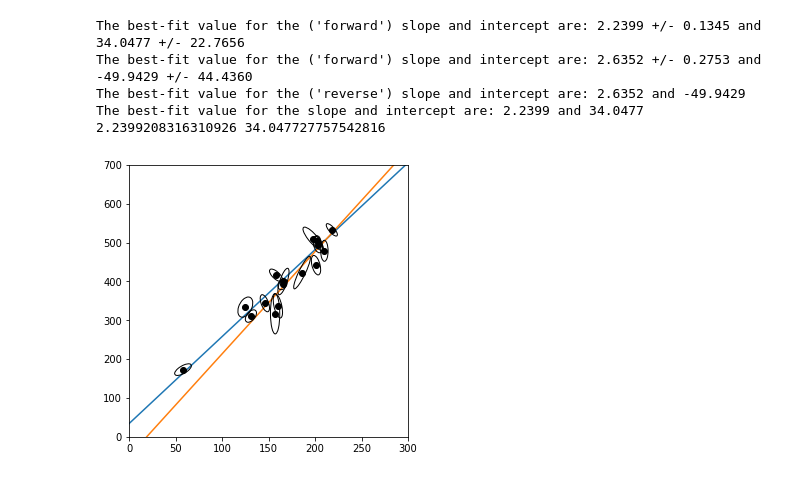
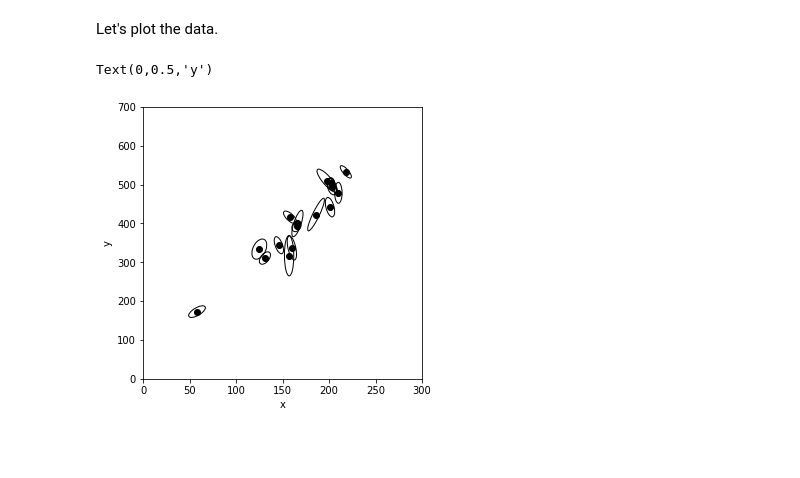
Before and after one commit to ageller/CRD2018emcee, a Jupyter notebook: emceeDemoCRD2018.ipynb, the cells around one changed output. Cells and saved outputs as stored; diff of their text form; code cells hidden in the pictures; blank space fills up the shorter version.

```diff
--- a/emceeDemoCRD2018.ipynb
+++ b/emceeDemoCRD2018.ipynb
@@ -7,86 +55,29 @@ from matplotlib.patches import Ellipse
+# %% [markdown]
+Let's plot the data.
 # %%
-obs_x = np.array([203, 58, 210, 202, 198, 158,
-                165, 201, 157, 131, 166, 160,
-                186, 125, 218, 146])
-obs_y = np.array([495, 173, 479, 504, 510, 416,
-                393, 442, 317, 311, 400, 337,
-                423, 334, 533, 344])
-sigma_x = np.array([5, 9, 4, 4, 11, 7,
-                    5, 5, 5, 6, 6, 5,
-                    9, 8, 6, 5])
-sigma_y = np.array([21, 15, 27, 14, 30, 16,
-                    14, 25, 52, 16, 34, 31,
-                    42, 26, 16, 22])
-rho_xy = np.array([-0.33, 0.67, -0.02, -0.05, -0.84, -0.69,
-                    0.30, -0.46, -0.03, 0.50, 0.73, -0.52,
-                    0.90, 0.40, -0.78, -0.56])
-
-
 def plotData(ax, x, y, xerr, yerr, rhoxy, zorder = 10):
 
     #ax.errorbar(x, y, xerr = sigma_x, yerr = sigma_y, fmt = "o", capsize=3)
     ax.scatter(x, y, color = 'black', zorder = 10)
     for (xx, yy, sx, sy, rxy) in zip(x,y,sigma_x, sigma_y, rho_xy):
         #from here: https://www.unige.ch/sciences/astro/files/5413/8971/4090/2_Segransan_StatClassUnige.pdf
         #also here: http://www.cs.utah.edu/~tch/CS4300/resources/refs/ErrorEllipses.pdf
         #find better reference
         cov = np.array([[ sx**2, rxy*sx*sy],
                         [rxy*sx*sy, sy**2.]])
         w, v  = np.linalg.eig(cov)
         theta = np.arctan(2. * rxy * sx * sy / (sx**2. - sy**2.))/2.
         ax.add_artist(Ellipse((xx, yy), 2.*w[0]**0.5, 2.*w[1]**0.5, \
                               angle = np.rad2deg(theta),\
                               facecolor="none", edgecolor="black", zorder = zorder))
 
 f, ax = plt.subplots(1, figsize = (5,5))
 
 plotData(ax, obs_x, obs_y, sigma_x, sigma_y, rho_xy)
 ax.set_xlim(0,300)
 ax.set_ylim(0,700)
-
-#"abominable" forward–reverse fitting procedure
-#DON'T DO THIS!
-#polyfit with uncertainties on y ("forward")
-p_xy, pcov = np.polyfit(obs_x, obs_y, 1, w = 1./sigma_y, cov = True)
-err_xy = np.sqrt(np.diag(pcov))
-p_xy_eval = np.poly1d(p_xy)
-print("The best-fit value for the ('forward') slope and intercept are: {:.4f} +/- {:.4f} and {:.4f} +/- {:.4f}"\
-      .format(p_xy[0], err_xy[0], p_xy[1], err_xy[1]))
-ax.plot([0,300],p_xy_eval([0,300]),color='C0')
-
-#polyfit with uncertainties on x ("reverse")
-p_yx, pcov = np.polyfit(obs_y, obs_x, 1, w = 1./sigma_x, cov = True)
-err_yx = np.sqrt(np.diag(pcov))
-p_yx_eval = np.poly1d(p_yx)
-inv = [1./p_yx[0], -p_yx[1]/p_yx[0]]
-inv_err = [inv[0]**2.*err_yx[0],  (p_yx[0]**-2 * err_yx[1]**2. + (p_yx[1]/p_yx[0]**2.)**2. * err_yx[0]**2.)**0.5]
-print("The best-fit value for the ('forward') slope and intercept are: {:.4f} +/- {:.4f} and {:.4f} +/- {:.4f}"\
-      .format(inv[0], inv_err[0], inv[1], inv_err[1]))
-print("The best-fit value for the ('reverse') slope and intercept are: {:.4f} and {:.4f}".format(1./p_yx[0], -p_yx[1]/p_yx[0]))
-ax.plot(p_yx_eval([0.,700.]), [0.,700.],color='C1')
-
-#a little bit more thorough (see Adams' problem 2e and notes above)
-Y = obs_y.reshape(-1,1)
-A = np.vstack((np.ones_like(obs_x), obs_x)).T
-C = np.diag(sigma_y**2)
-
-X = np.linalg.inv(A.transpose()@np.linalg.inv(C)@A) @ (A.transpose()@np.linalg.inv(C)@Y)
-
-best_fit = np.poly1d(X[::-1,0])
-print("The best-fit value for the slope and intercept are: {:.4f} and {:.4f}".format(X[1][0], X[0][0]))
-
-mFreq = X[1][0]
-bFreq = X[0][0]
-
-
-#from emcee website
-cov = np.linalg.inv(np.dot(A.T, np.linalg.solve(C, A)))
-b_ls, m_ls = np.dot(cov, np.dot(A.T, np.linalg.solve(C, obs_y)))
-print(m_ls,b_ls)
+ax.set_xlabel('x')
+ax.set_ylabel('y')
 # %% [output]
-The best-fit value for the ('forward') slope and intercept are: 2.2399 +/- 0.1345 and 34.0477 +/- 22.7656
-The best-fit value for the ('forward') slope and intercept are: 2.6352 +/- 0.2753 and -49.9429 +/- 44.4360
-The best-fit value for the ('reverse') slope and intercept are: 2.6352 and -49.9429
-The best-fit value for the slope and intercept are: 2.2399 and 34.0477
-2.2399208316310926 34.047727757542816
+Text(0,0.5,'y')
-[figure, old version]
+[figure, new version]
```
Also changed, not shown: parts of 34 cells of this notebook.
